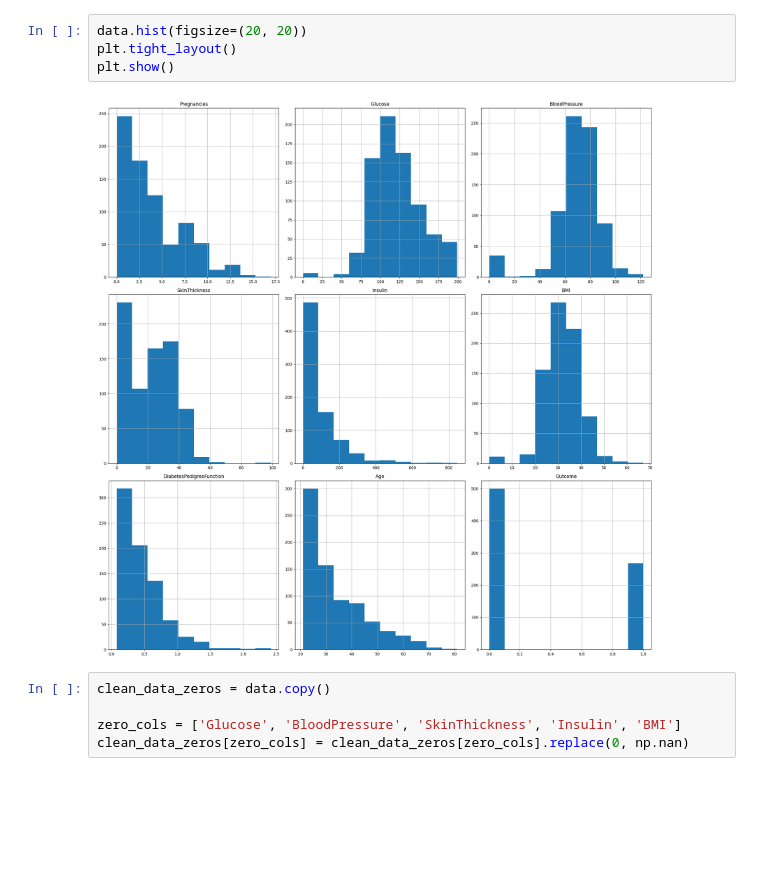
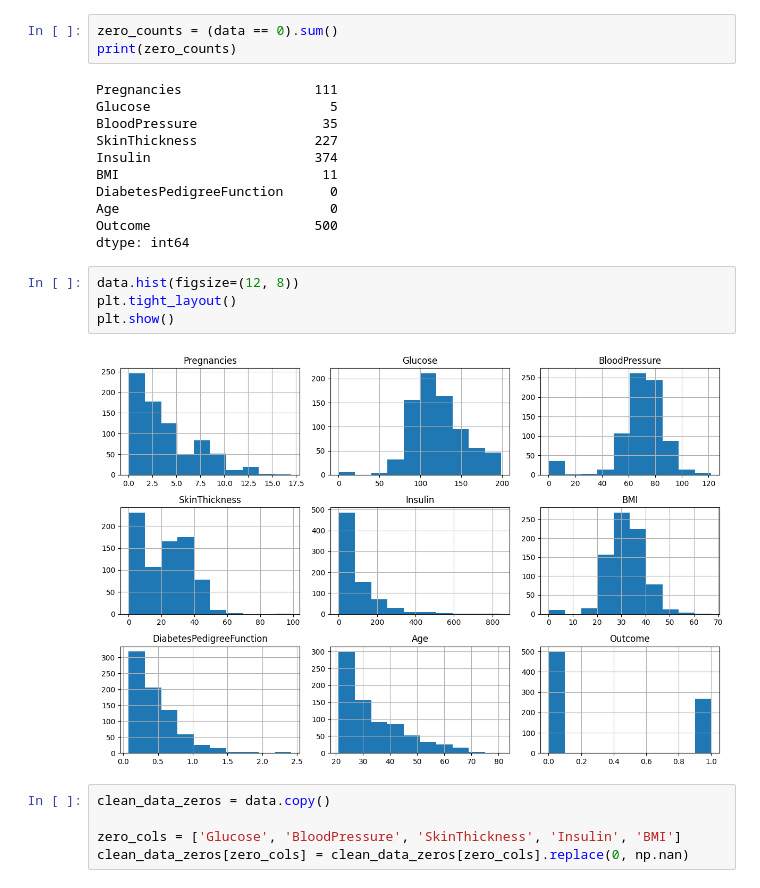
Before and after one commit to tranquochuy061204/pima_indian_diabetes, a Jupyter notebook: app/indian_diabetes.ipynb, the cells around one changed output. Drawn from its saved outputs; the diff is of its cells as text; blank space fills up the shorter version.

```diff
--- a/app/indian_diabetes.ipynb
+++ b/app/indian_diabetes.ipynb
@@ -33,9 +50,23 @@ data.head()
+# %%
+zero_counts = (data == 0).sum()
+print(zero_counts)
+# %% [output]
+Pregnancies                 111
+Glucose                       5
+BloodPressure                35
+SkinThickness               227
+Insulin                     374
+BMI                          11
+DiabetesPedigreeFunction      0
+Age                           0
+Outcome                     500
+dtype: int64
 # %%
-data.hist(figsize=(20, 20))
+data.hist(figsize=(12, 8))
 plt.tight_layout()
 plt.show()
 # %% [output]
-[figure, old version]
+[figure, new version]
 # %%
 clean_data_zeros = data.copy()
 
```
Also changed, not shown: parts of 13 cells of this notebook, 2 other files.
